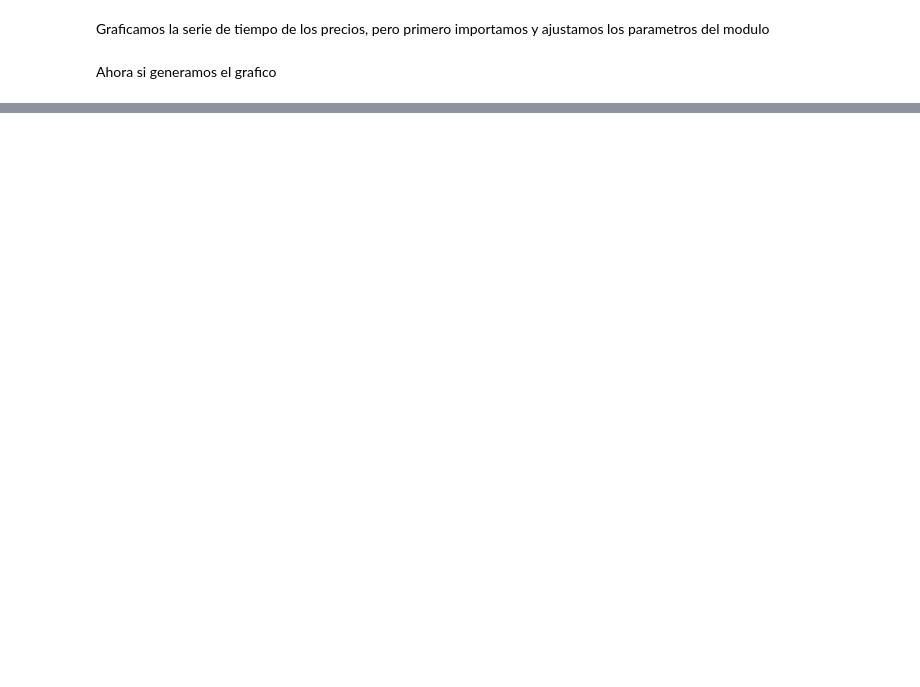
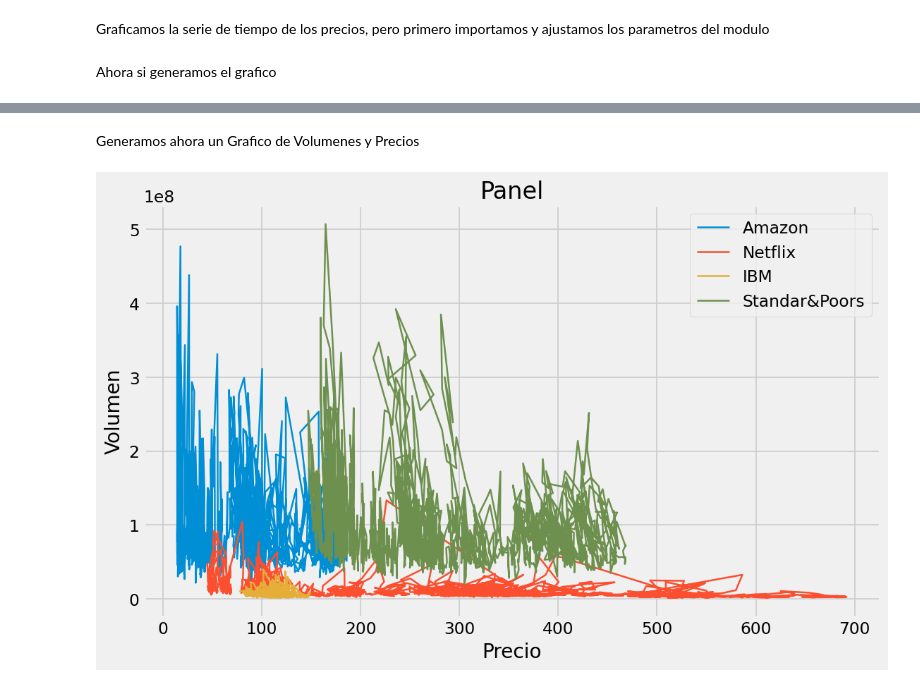
Before and after one commit to ale-uy/Finanzas, a Jupyter notebook: obtener_datos_web.ipynb, the cells around one changed output, grey strips where cells are left out. Cells and saved outputs as stored; diff of their text form; code cells hidden in the pictures; blank space fills up the shorter version.

```diff
--- a/obtener_datos_web.ipynb
+++ b/obtener_datos_web.ipynb
@@ -158,0 +126,27 @@ serie_temporal()
+# %% [markdown]
+Generamos ahora un Grafico de Volumenes y Precios
+# %%
+def panel():
+    # Crear una figura y un conjunto de ejes
+    fig, ax = plt.subplots(figsize=(10, 6))
+
+    # Graficar las dos variables simultáneas
+    ax.plot(df_yahoo["AMZN Adj Close"], df_yahoo["AMZN Volume"], label='Amazon')
+    ax.plot(df_yahoo["NFLX Adj Close"], df_yahoo["NFLX Volume"], label='Netflix')
+    ax.plot(df_yahoo["IBM Adj Close"], df_yahoo["IBM Volume"], label='IBM')
+    ax.plot(df_yahoo["SPY Adj Close"], df_yahoo["SPY Volume"], label='Standar&Poors')
+
+    # Agregar etiquetas de los ejes y el título
+    ax.set_xlabel('Precio')
+    ax.set_ylabel('Volumen')
+    ax.set_title('Panel')
+
+    # Agregar una leyenda
+    ax.legend()
+
+    # Mostrar el gráfico
+    plt.show()
+
+panel()
+# %% [output]
+[figure, added]
```
Also changed, not shown: parts of 7 cells of this notebook, 1 other file.
